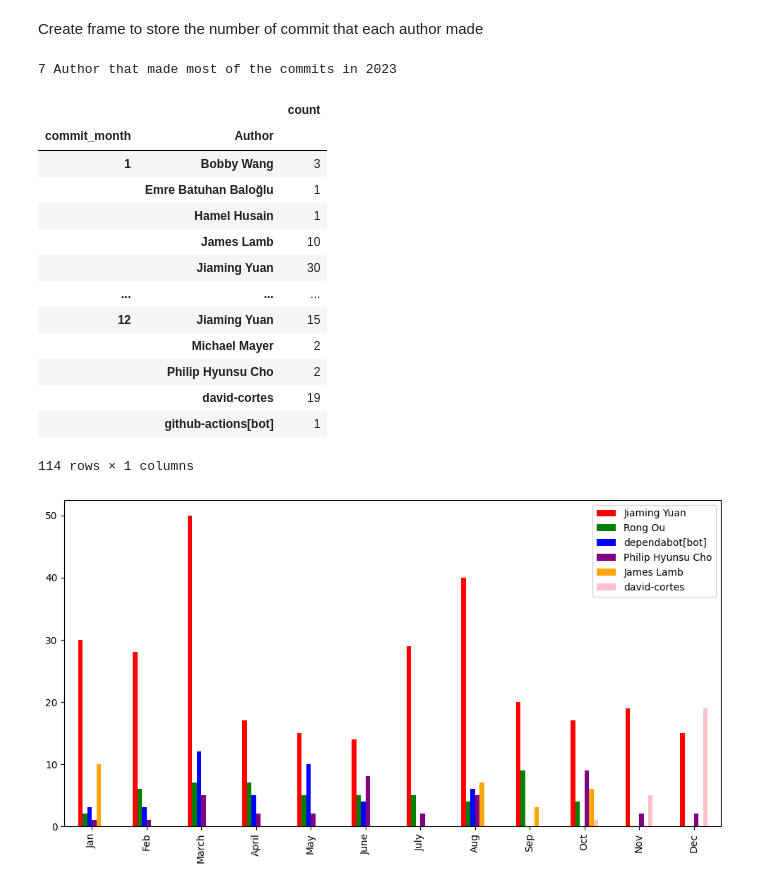
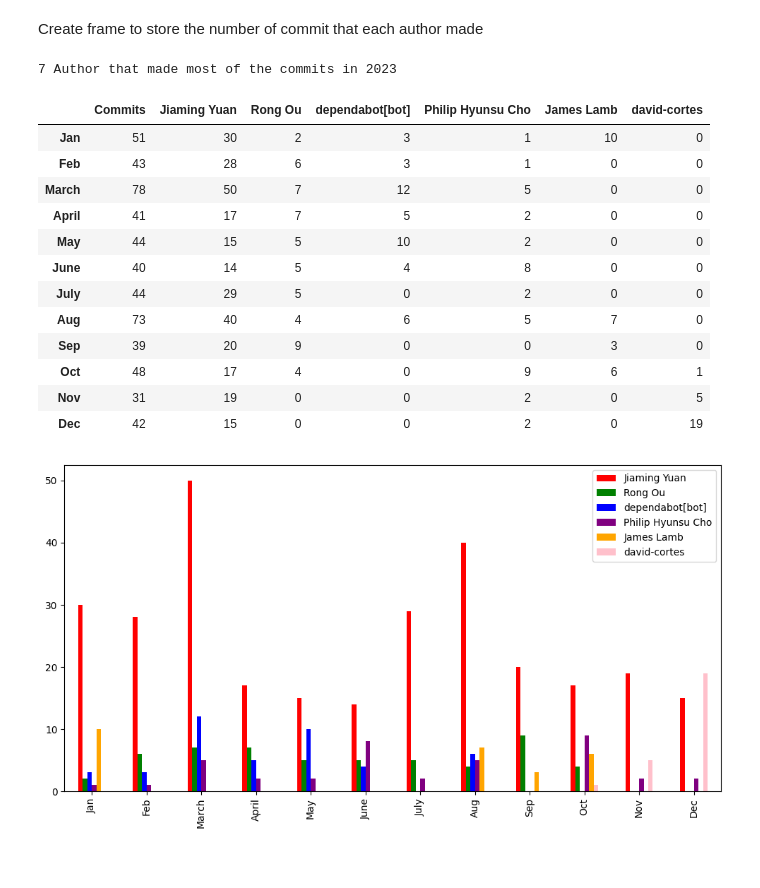
Before and after one commit to Linhcodelinhtinh/Data_Processing, a Jupyter notebook: something/DataProcessing.ipynb, the cells around one changed output. Saved outputs shown, nothing was run; the diff lists cells and outputs as text; code cells hidden in the pictures.

```diff
--- a/something/DataProcessing.ipynb
+++ b/something/DataProcessing.ipynb
@@ -141,46 +141,45 @@ for auth in author_by_month.index:
         commits_by_month.loc[commits_by_month.index[i-1], 'Jiaming Yuan'] += int(author_by_month['count'].loc[auth])
         i += 1
     if (j, 'Rong Ou') == auth and j <= 12:
         commits_by_month.loc[commits_by_month.index[j-1], 'Rong Ou'] += int(author_by_month['count'].loc[auth])
         j += 1
     elif (j, 'Rong Ou') not in author_by_month.index:
         j += 1
     if (k, 'dependabot[bot]') == auth and k <= 12:
         commits_by_month.loc[commits_by_month.index[k-1], 'dependabot[bot]'] += int(author_by_month['count'].loc[auth])
         k += 1
     elif (k, 'dependabot[bot]') not in author_by_month.index:
         k += 1
     if (m, 'Philip Hyunsu Cho') == auth and m <= 12:
         commits_by_month.loc[commits_by_month.index[m-1], 'Philip Hyunsu Cho'] += int(author_by_month['count'].loc[auth])
         m += 1
     elif (m, 'Philip Hyunsu Cho') not in author_by_month.index:
         m += 1
     if (n, 'James Lamb') == auth and n <= 12:
         commits_by_month.loc[commits_by_month.index[n-1], 'James Lamb'] += int(author_by_month['count'].loc[auth])
         n += 1
     elif (n, 'James Lamb') not in author_by_month.index:
         n += 1
     if (p, 'david-cortes') == auth and p <= 12:
         commits_by_month.loc[commits_by_month.index[p-1], 'david-cortes'] += int(author_by_month['count'].loc[auth])
         p +=1
     elif (p, 'david-cortes') not in author_by_month.index:
         p += 1
 commits_by_month.drop(['Commits'], axis=1).plot.bar(figsize=(12,6), color=['red','green', 'blue', 'purple', 'orange', 'pink'])
-author_by_month
+commits_by_month
 # %% [output]
 7 Author that made most of the commits in 2023
-|  |  | count |
-| commit_month | Author |  |
-| 1 | Bobby Wang | 3 |
-|  | Emre Batuhan Baloğlu | 1 |
-|  | Hamel Husain | 1 |
-|  | James Lamb | 10 |
-|  | Jiaming Yuan | 30 |
-| ... | ... | ... |
-| 12 | Jiaming Yuan | 15 |
-|  | Michael Mayer | 2 |
-|  | Philip Hyunsu Cho | 2 |
-|  | david-cortes | 19 |
-|  | github-actions[bot] | 1 |
+|  | Commits | Jiaming Yuan | Rong Ou | dependabot[bot] | Philip Hyunsu Cho | James Lamb | david-cortes |
+| Jan | 51 | 30 | 2 | 3 | 1 | 10 | 0 |
+| Feb | 43 | 28 | 6 | 3 | 1 | 0 | 0 |
+| March | 78 | 50 | 7 | 12 | 5 | 0 | 0 |
+| April | 41 | 17 | 7 | 5 | 2 | 0 | 0 |
+| May | 44 | 15 | 5 | 10 | 2 | 0 | 0 |
+| June | 40 | 14 | 5 | 4 | 8 | 0 | 0 |
+| July | 44 | 29 | 5 | 0 | 2 | 0 | 0 |
+| Aug | 73 | 40 | 4 | 6 | 5 | 7 | 0 |
+| Sep | 39 | 20 | 9 | 0 | 0 | 3 | 0 |
+| Oct | 48 | 17 | 4 | 0 | 9 | 6 | 1 |
+| Nov | 31 | 19 | 0 | 0 | 2 | 0 | 5 |
+| Dec | 42 | 15 | 0 | 0 | 2 | 0 | 19 |
-114 rows × 1 columns
 [figure]
```
Also changed, not shown: 1 other file.
